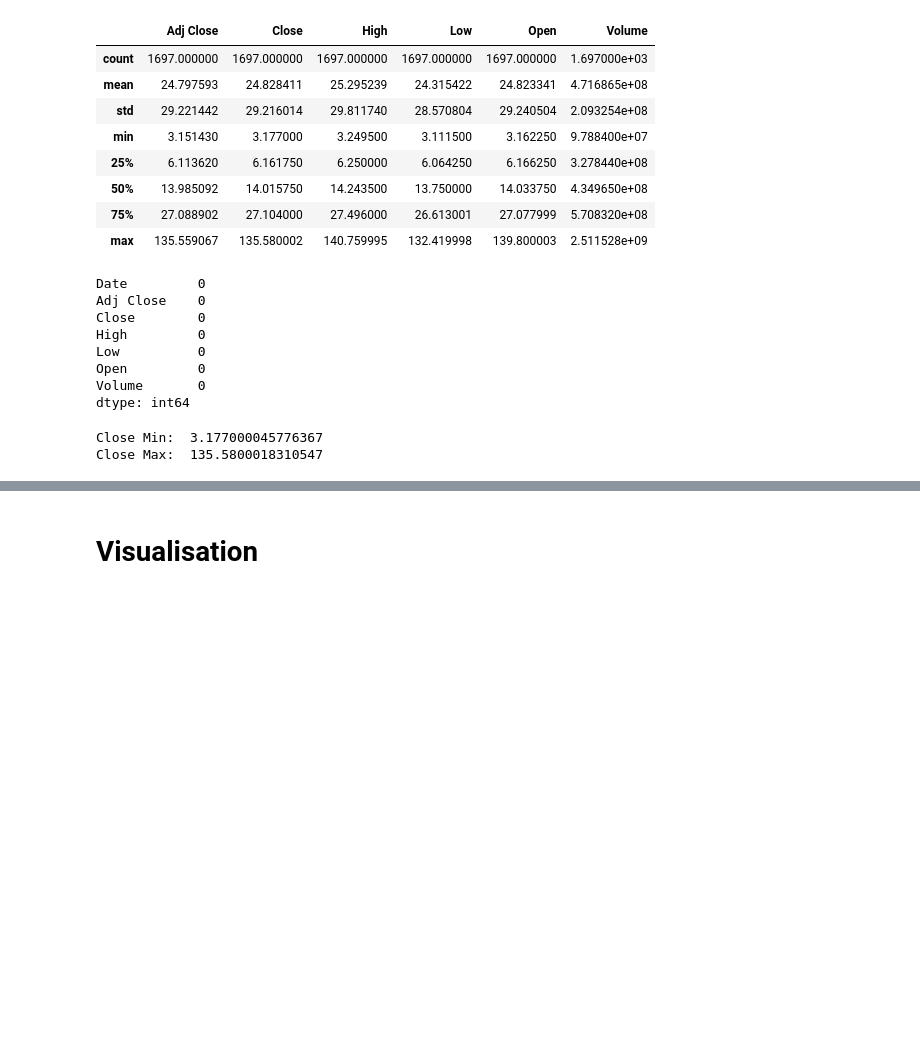
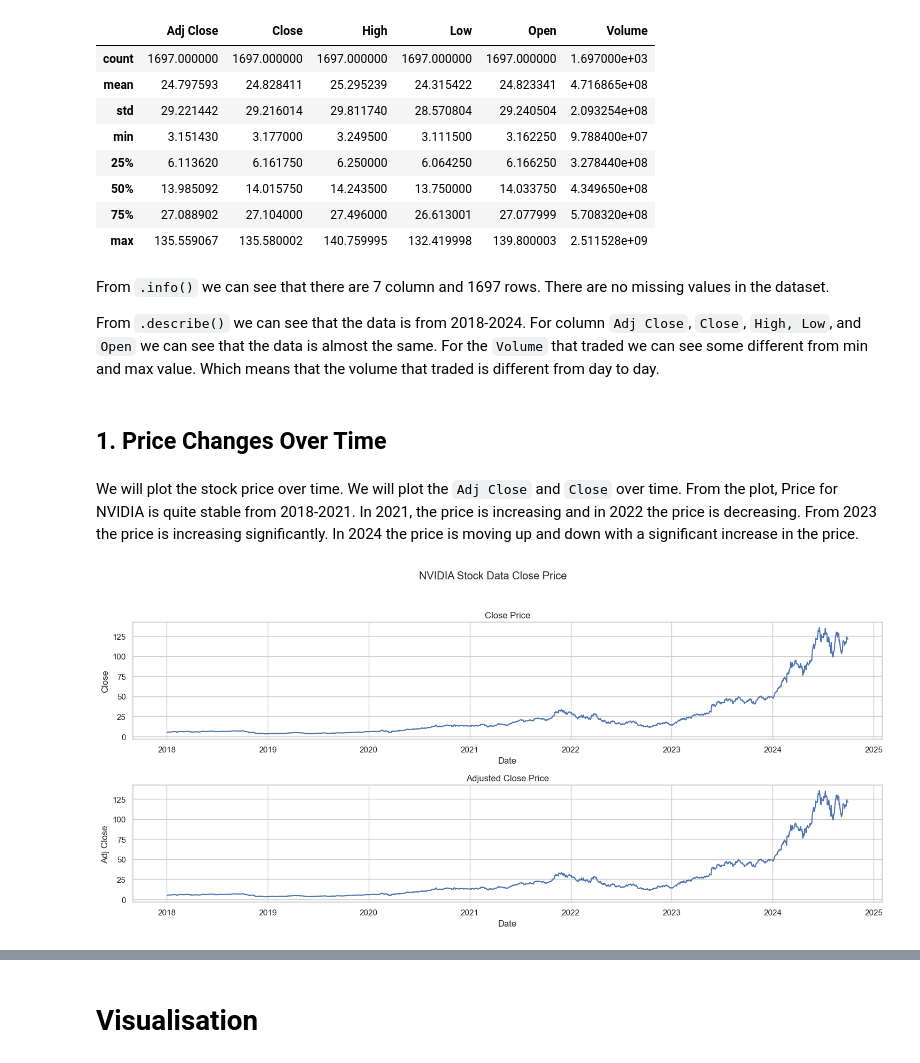
Before and after one commit to vannndar/data-science, a Jupyter notebook: Nvidia Stock/notebook.ipynb, the cells around one changed output, grey strips where cells are left out. Drawn from its saved outputs; the diff is of its cells as text; code cells hidden in the pictures; blank space fills up the shorter version.

Commit message:
Feat: NVIDIA EDA

```diff
--- a/Nvidia Stock/notebook.ipynb
+++ b/Nvidia Stock/notebook.ipynb
@@ -74,20 +82,29 @@ dataset.describe()
 | 50% | 13.985092 | 14.015750 | 14.243500 | 13.750000 | 14.033750 | 4.349650e+08 |
 | 75% | 27.088902 | 27.104000 | 27.496000 | 26.613001 | 27.077999 | 5.708320e+08 |
 | max | 135.559067 | 135.580002 | 140.759995 | 132.419998 | 139.800003 | 2.511528e+09 |
-# %%
-dataset.isnull().sum()
-# %% [output]
-Date         0
-Adj Close    0
-Close        0
-High         0
-Low          0
-Open         0
-Volume       0
-dtype: int64
-# %%
-print("Close Min: ", dataset['Close'].min())
-print("Close Max: ", dataset['Close'].max())
-# %% [output]
-Close Min:  3.177000045776367
-Close Max:  135.5800018310547
+# %% [markdown]
+From `.info()` we can see that there are 7 column and 1697 rows. There are no missing values in the dataset.
+
+From `.describe()` we can see that the data is from 2018-2024. For column `Adj Close`, `Close`, `High, Low`, and `Open` we can see that the data is almost the same. For the `Volume` that traded we can see some different from min and max value. Which means that the volume that traded is different from day to day.
+# %% [markdown]
+## 1. Price Changes Over Time
+# %% [markdown]
+We will plot the stock price over time. We will plot the `Adj Close` and `Close` over time. From the plot, Price for NVIDIA is quite stable from 2018-2021. In 2021, the price is increasing and in 2022 the price is decreasing. From 2023 the price is increasing significantly. In 2024 the price is moving up and down with a significant increase in the price.
+# %%
+import matplotlib.pyplot as plt
+import seaborn as sns
+
+fig, axes = plt.subplots(2, 1, figsize=(15, 7))
+fig.suptitle('NVIDIA Stock Data Close Price')
+
+sns.lineplot(ax=axes[0], x=dataset['Date'], y=dataset['Close'])
+axes[0].set_title('Close Price')
+sns.lineplot(ax=axes[1], x=dataset['Date'], y=dataset['Adj Close'])
+axes[1].set_title('Adjusted Close Price')
+
+plt.tight_layout(rect=[0, 0, 1, 0.95])
+sns.set_theme(style='whitegrid')
+
+plt.show()
+# %% [output]
+[figure, added]
```
Also changed, not shown: parts of 7 cells of this notebook.
